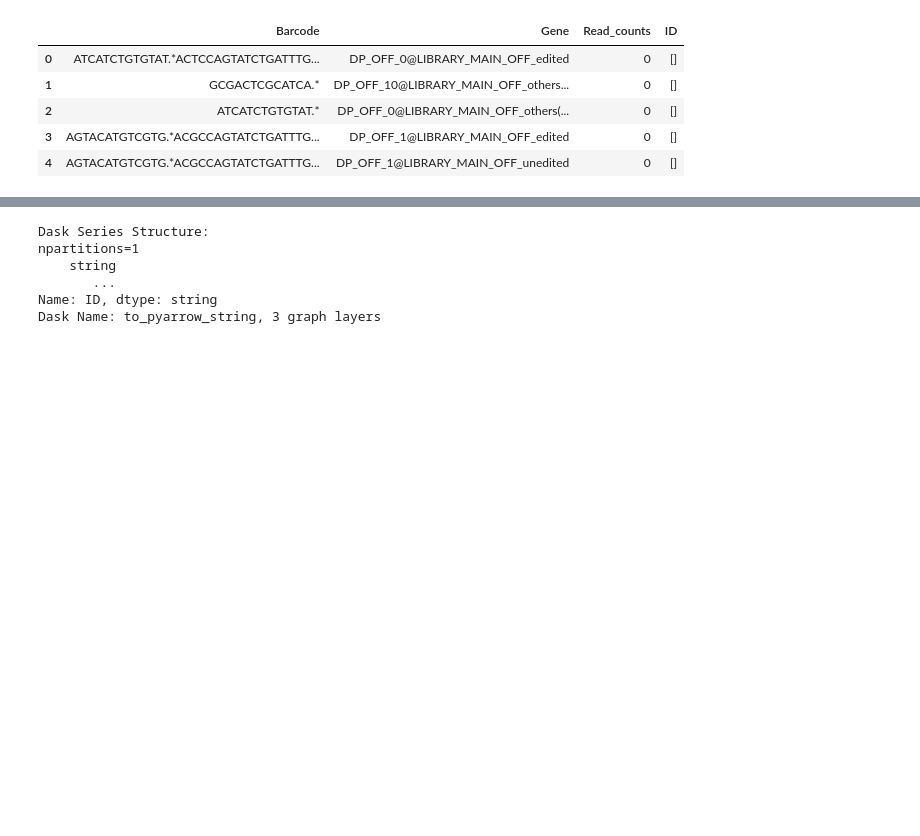
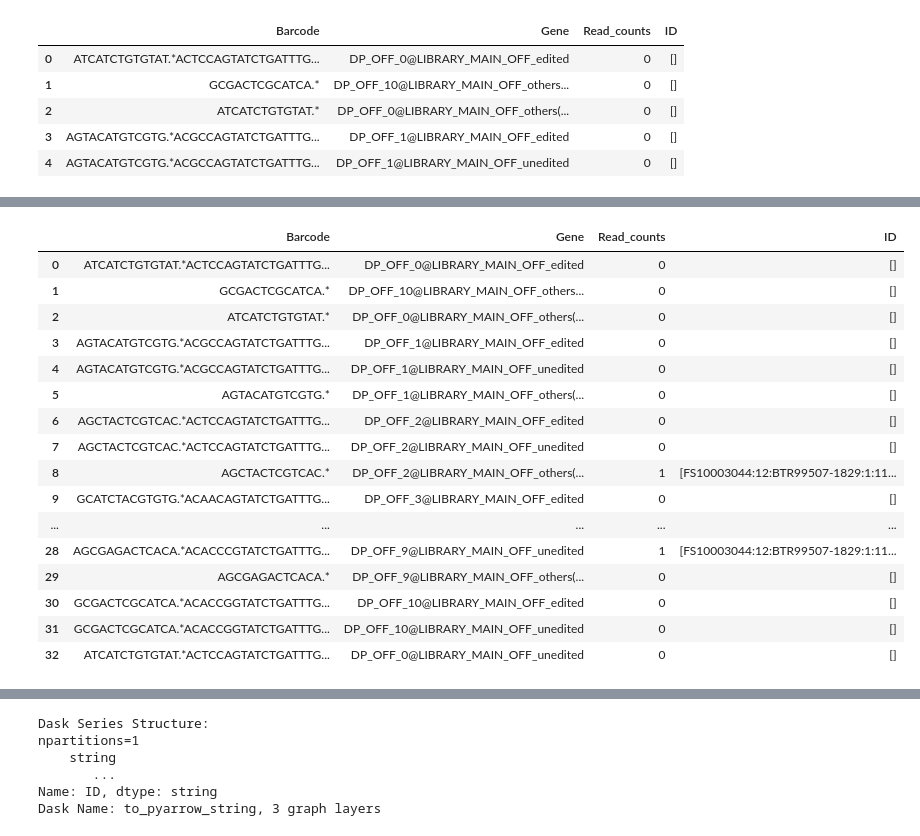
Before and after one commit to SKKUGE/extractor_SKKUGE, a Jupyter notebook: tester.ipynb, the cells around one changed output, grey strips where cells are left out. Cells and saved outputs as stored; diff of their text form; code cells hidden in the pictures; blank space fills up the shorter version.

```diff
--- a/tester.ipynb
+++ b/tester.ipynb
@@ -22,3 +32,22 @@ paq.head()
 # %%
 df = paq.compute()
+df
+# %% [output]
+|  | Barcode | Gene | Read_counts | ID |
+| 0 | ATCATCTGTGTAT.*ACTCCAGTATCTGATTTG... | DP_OFF_0@LIBRARY_MAIN_OFF_edited | 0 | [] |
+| 1 | GCGACTCGCATCA.* | DP_OFF_10@LIBRARY_MAIN_OFF_others... | 0 | [] |
+| 2 | ATCATCTGTGTAT.* | DP_OFF_0@LIBRARY_MAIN_OFF_others(... | 0 | [] |
+| 3 | AGTACATGTCGTG.*ACGCCAGTATCTGATTTG... | DP_OFF_1@LIBRARY_MAIN_OFF_edited | 0 | [] |
+| 4 | AGTACATGTCGTG.*ACGCCAGTATCTGATTTG... | DP_OFF_1@LIBRARY_MAIN_OFF_unedited | 0 | [] |
+| 5 | AGTACATGTCGTG.* | DP_OFF_1@LIBRARY_MAIN_OFF_others(... | 0 | [] |
+| 6 | AGCTACTCGTCAC.*ACTCCAGTATCTGATTTG... | DP_OFF_2@LIBRARY_MAIN_OFF_edited | 0 | [] |
+| 7 | AGCTACTCGTCAC.*ACTCCAGTATCTGATTTG... | DP_OFF_2@LIBRARY_MAIN_OFF_unedited | 0 | [] |
+| 8 | AGCTACTCGTCAC.* | DP_OFF_2@LIBRARY_MAIN_OFF_others(... | 1 | [FS10003044:12:BTR99507-1829:1:11... |
+| 9 | GCATCTACGTGTG.*ACAACAGTATCTGATTTG... | DP_OFF_3@LIBRARY_MAIN_OFF_edited | 0 | [] |
+| ... | ... | ... | ... | ... |
+| 28 | AGCGAGACTCACA.*ACACCCGTATCTGATTTG... | DP_OFF_9@LIBRARY_MAIN_OFF_unedited | 1 | [FS10003044:12:BTR99507-1829:1:11... |
+| 29 | AGCGAGACTCACA.* | DP_OFF_9@LIBRARY_MAIN_OFF_others(... | 0 | [] |
+| 30 | GCGACTCGCATCA.*ACACCGGTATCTGATTTG... | DP_OFF_10@LIBRARY_MAIN_OFF_edited | 0 | [] |
+| 31 | GCGACTCGCATCA.*ACACCGGTATCTGATTTG... | DP_OFF_10@LIBRARY_MAIN_OFF_unedited | 0 | [] |
+| 32 | ATCATCTGTGTAT.*ACTCCAGTATCTGATTTG... | DP_OFF_0@LIBRARY_MAIN_OFF_unedited | 0 | [] |
 # %%
```
Also changed, not shown: parts of 3 cells of this notebook, 2 other files.
